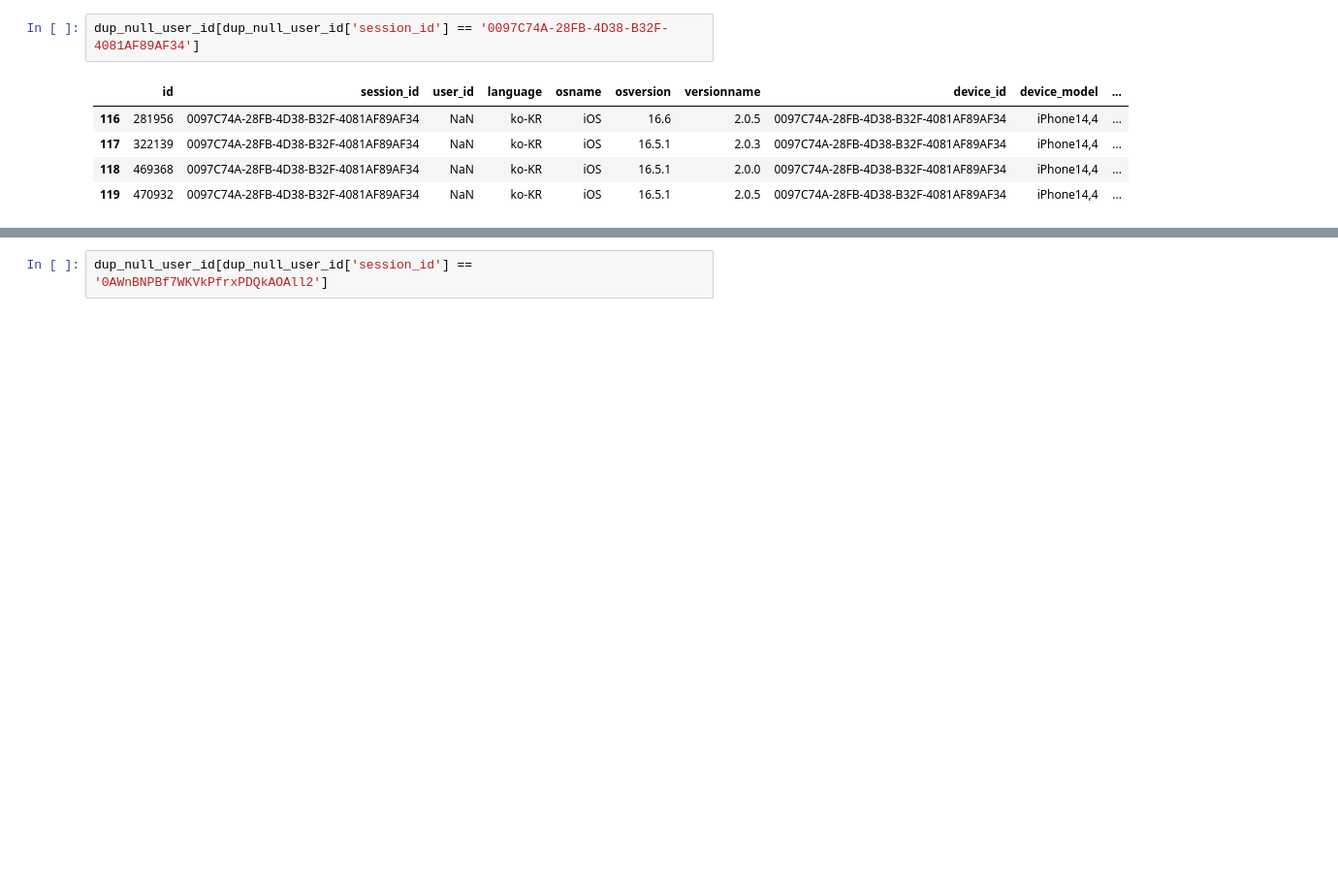
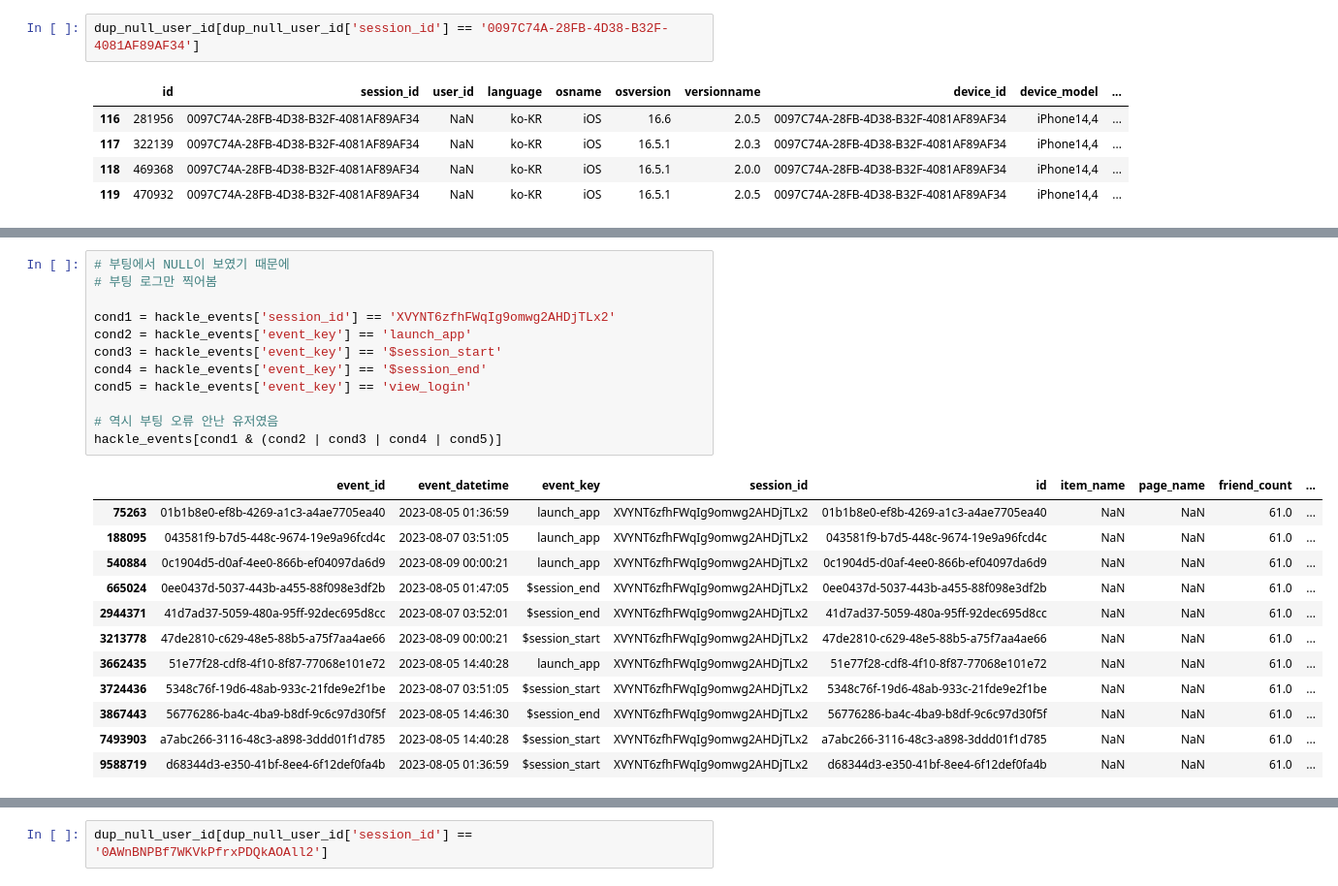
Before and after one commit to EtheriumArchive/Codeit_project, a Jupyter notebook: eda_eunsu_v3.ipynb, the cells around one changed output, grey strips where cells are left out. Shown at 97% size. Cells and saved outputs as stored; diff of their text form; blank space fills up the shorter version.

```diff
--- a/eda_eunsu_v3.ipynb
+++ b/eda_eunsu_v3.ipynb
@@ -567,0 +702,25 @@ dup_null_user_id[dup_null_user_id['session_id'] == '0097C74A-28FB-4D38-B32F-4081
+# %%
+# 부팅에서 NULL이 보였기 때문에
+# 부팅 로그만 찍어봄
+
+cond1 = hackle_events['session_id'] == 'XVYNT6zfhFWqIg9omwg2AHDjTLx2'
+cond2 = hackle_events['event_key'] == 'launch_app'
+cond3 = hackle_events['event_key'] == '$session_start'
+cond4 = hackle_events['event_key'] == '$session_end'
+cond5 = hackle_events['event_key'] == 'view_login'
+
+# 역시 부팅 오류 안난 유저였음
+hackle_events[cond1 & (cond2 | cond3 | cond4 | cond5)]
+# %% [output]
+|  | event_id | event_datetime | event_key | session_id | id | item_name | page_name | friend_count | ... |
+| 75263 | 01b1b8e0-ef8b-4269-a1c3-a4ae7705ea40 | 2023-08-05 01:36:59 | launch_app | XVYNT6zfhFWqIg9omwg2AHDjTLx2 | 01b1b8e0-ef8b-4269-a1c3-a4ae7705ea40 | NaN | NaN | 61.0 | ... |
+| 188095 | 043581f9-b7d5-448c-9674-19e9a96fcd4c | 2023-08-07 03:51:05 | launch_app | XVYNT6zfhFWqIg9omwg2AHDjTLx2 | 043581f9-b7d5-448c-9674-19e9a96fcd4c | NaN | NaN | 61.0 | ... |
+| 540884 | 0c1904d5-d0af-4ee0-866b-ef04097da6d9 | 2023-08-09 00:00:21 | launch_app | XVYNT6zfhFWqIg9omwg2AHDjTLx2 | 0c1904d5-d0af-4ee0-866b-ef04097da6d9 | NaN | NaN | 61.0 | ... |
+| 665024 | 0ee0437d-5037-443b-a455-88f098e3df2b | 2023-08-05 01:47:05 | $session_end | XVYNT6zfhFWqIg9omwg2AHDjTLx2 | 0ee0437d-5037-443b-a455-88f098e3df2b | NaN | NaN | 61.0 | ... |
+| 2944371 | 41d7ad37-5059-480a-95ff-92dec695d8cc | 2023-08-07 03:52:01 | $session_end | XVYNT6zfhFWqIg9omwg2AHDjTLx2 | 41d7ad37-5059-480a-95ff-92dec695d8cc | NaN | NaN | 61.0 | ... |
+| 3213778 | 47de2810-c629-48e5-88b5-a75f7aa4ae66 | 2023-08-09 00:00:21 | $session_start | XVYNT6zfhFWqIg9omwg2AHDjTLx2 | 47de2810-c629-48e5-88b5-a75f7aa4ae66 | NaN | NaN | 61.0 | ... |
+| 3662435 | 51e77f28-cdf8-4f10-8f87-77068e101e72 | 2023-08-05 14:40:28 | launch_app | XVYNT6zfhFWqIg9omwg2AHDjTLx2 | 51e77f28-cdf8-4f10-8f87-77068e101e72 | NaN | NaN | 61.0 | ... |
+| 3724436 | 5348c76f-19d6-48ab-933c-21fde9e2f1be | 2023-08-07 03:51:05 | $session_start | XVYNT6zfhFWqIg9omwg2AHDjTLx2 | 5348c76f-19d6-48ab-933c-21fde9e2f1be | NaN | NaN | 61.0 | ... |
+| 3867443 | 56776286-ba4c-4ba9-b8df-9c6c97d30f5f | 2023-08-05 14:46:30 | $session_end | XVYNT6zfhFWqIg9omwg2AHDjTLx2 | 56776286-ba4c-4ba9-b8df-9c6c97d30f5f | NaN | NaN | 61.0 | ... |
+| 7493903 | a7abc266-3116-48c3-a898-3ddd01f1d785 | 2023-08-05 14:40:28 | $session_start | XVYNT6zfhFWqIg9omwg2AHDjTLx2 | a7abc266-3116-48c3-a898-3ddd01f1d785 | NaN | NaN | 61.0 | ... |
+| 9588719 | d68344d3-e350-41bf-8ee4-6f12def0fa4b | 2023-08-05 01:36:59 | $session_start | XVYNT6zfhFWqIg9omwg2AHDjTLx2 | d68344d3-e350-41bf-8ee4-6f12def0fa4b | NaN | NaN | 61.0 | ... |
```
Also changed, not shown: parts of 64 cells of this notebook.
